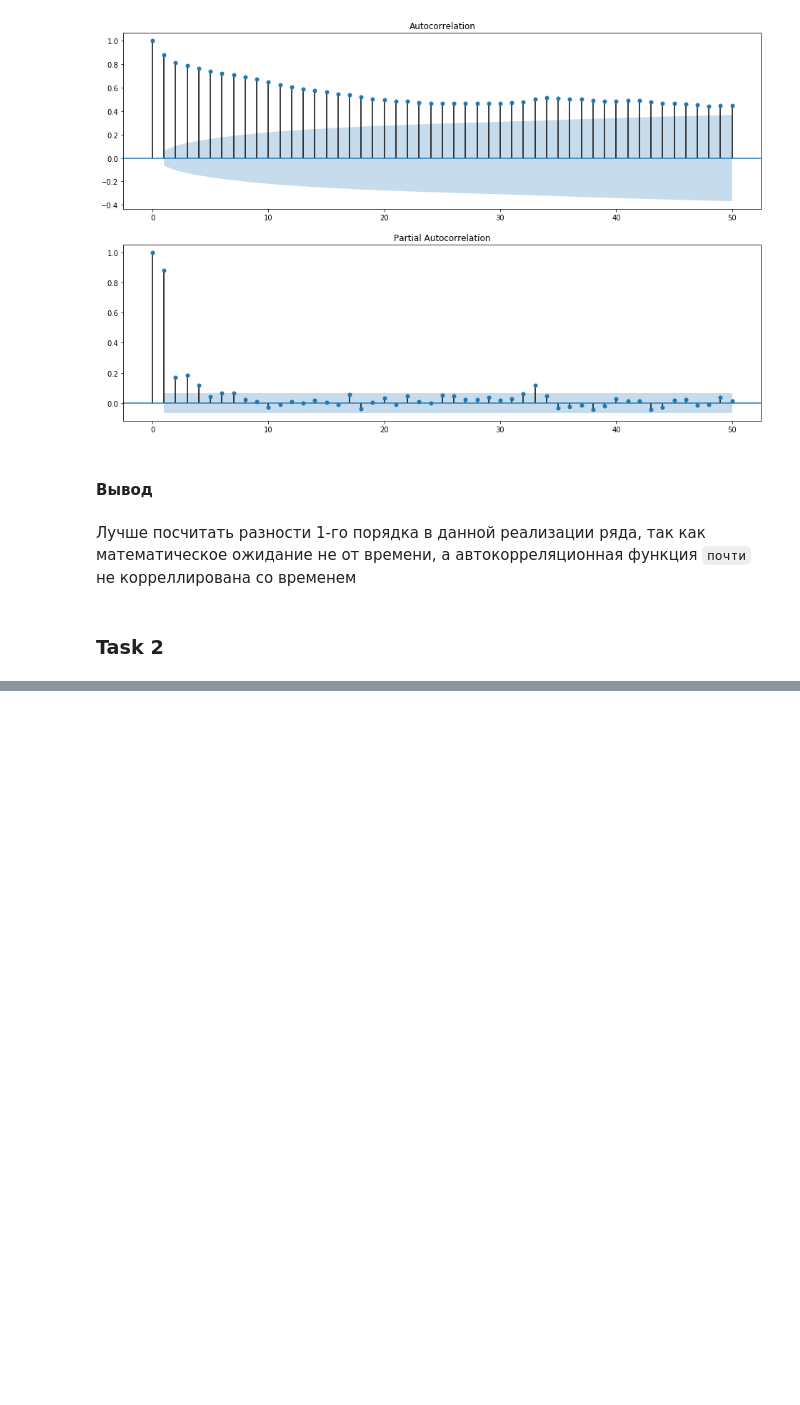
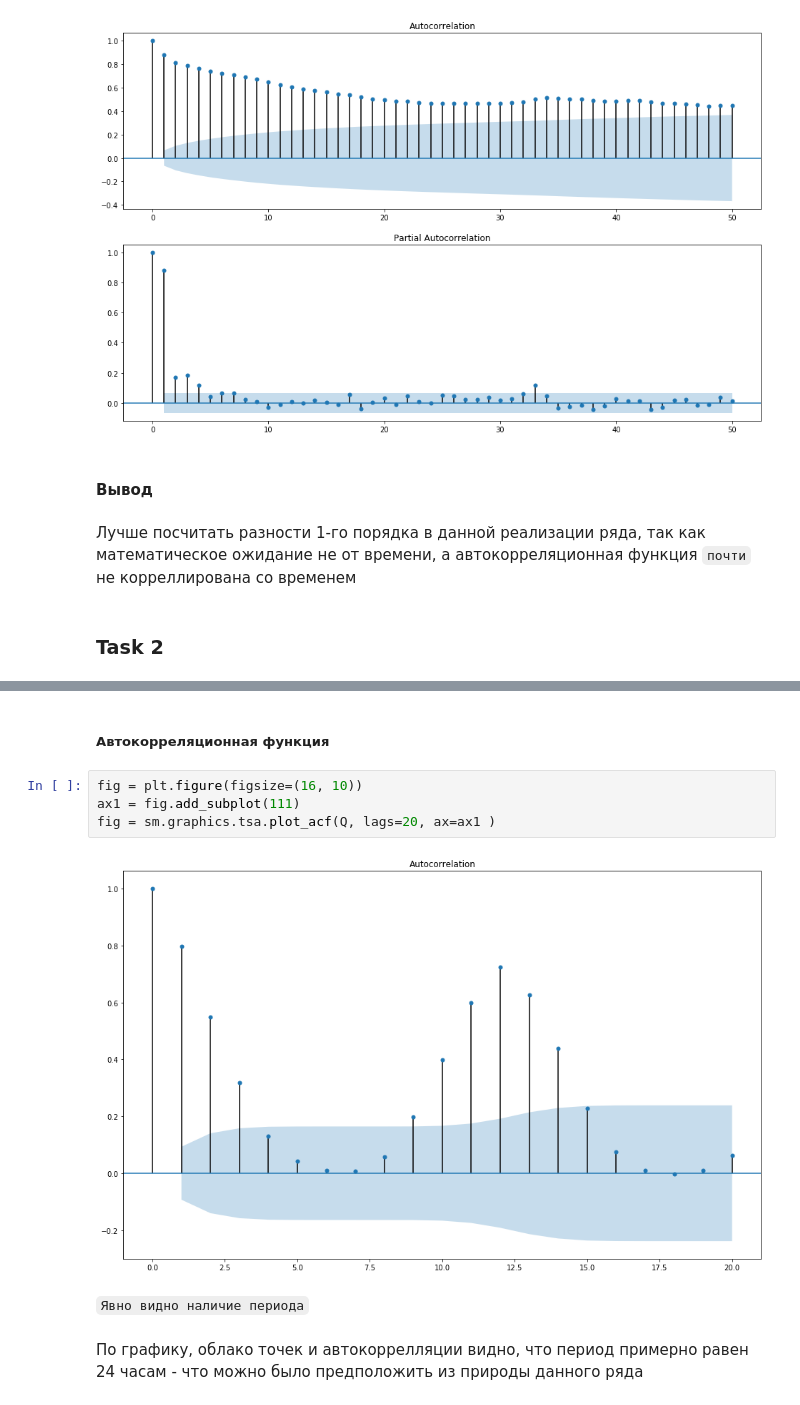
Before and after one commit to Bullldoger/prediction_theory, a Jupyter notebook: notebooks/Labs.ipynb, the cells around one changed output, grey strips where cells are left out. Drawn from its saved outputs; the diff is of its cells as text; blank space fills up the shorter version.

```diff
--- a/notebooks/Labs.ipynb
+++ b/notebooks/Labs.ipynb
@@ -1003,0 +1040,12 @@ fig = sm.graphics.tsa.plot_pacf(p_without_trend[:, 0], lags=50, ax=ax2)
+# %% [markdown]
+##### Автокорреляционная функция
+# %%
+fig = plt.figure(figsize=(16, 10))
+ax1 = fig.add_subplot(111)
+fig = sm.graphics.tsa.plot_acf(Q, lags=20, ax=ax1 )
+# %% [output]
+[figure, added]
+# %% [markdown]
+``Явно видно наличие периода``
+# %% [markdown]
+По графику, облако точек и автокоррелляции видно, что период примерно равен 24 часам - что можно было предположить из природы данного ряда
```
Also changed, not shown: parts of 7 cells of this notebook.
